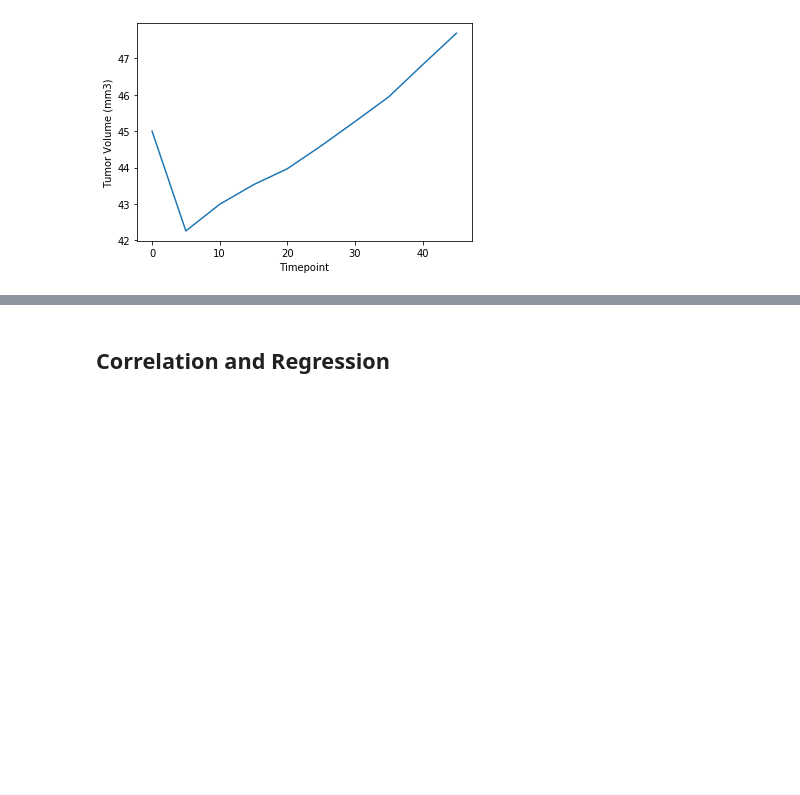
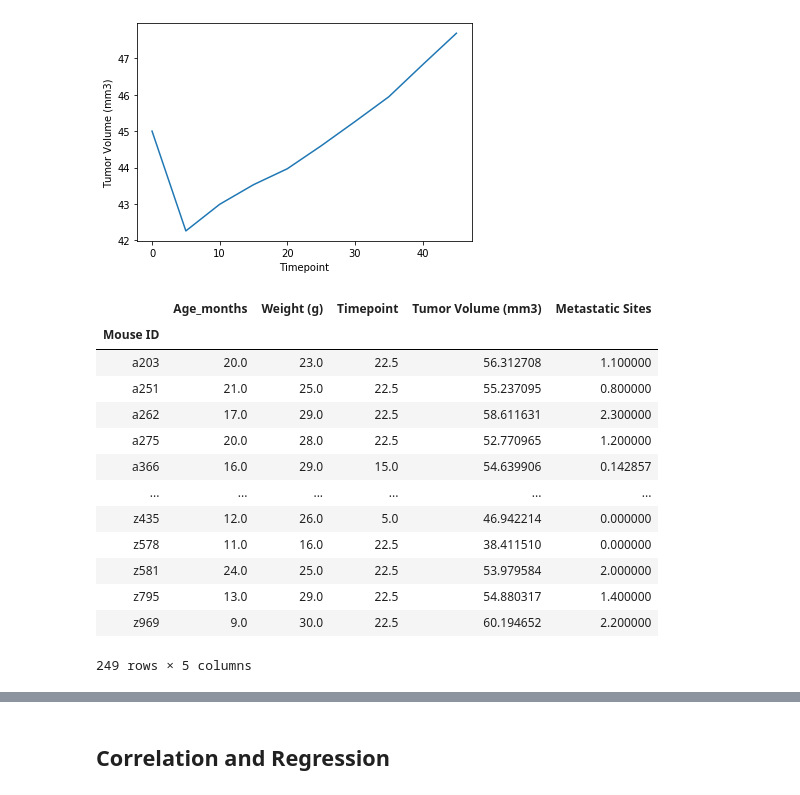
Before and after one commit to akibo1997/Matplotlib-Storytelling, a Jupyter notebook: Pharmaceuticals.ipynb, the cells around one changed output, grey strips where cells are left out. Cells and saved outputs as stored; diff of their text form; code cells hidden in the pictures; blank space fills up the shorter version.

```diff
--- a/Pharmaceuticals.ipynb
+++ b/Pharmaceuticals.ipynb
@@ -142,3 +141,20 @@ sns.lineplot(i557_mouse['Timepoint'],i557_mouse['Tumor Volume (mm3)']
 [figure]
 # %%
 # Generate a scatter plot of mouse weight versus average tumor volume for the Capomulin regimen
+combined_data_mice=combined_data_cleaned.groupby('Mouse ID').mean()
+combined_data_mice
+# %% [output]
+|  | Age_months | Weight (g) | Timepoint | Tumor Volume (mm3) | Metastatic Sites |
+| Mouse ID |  |  |  |  |  |
+| a203 | 20.0 | 23.0 | 22.5 | 56.312708 | 1.100000 |
+| a251 | 21.0 | 25.0 | 22.5 | 55.237095 | 0.800000 |
+| a262 | 17.0 | 29.0 | 22.5 | 58.611631 | 2.300000 |
+| a275 | 20.0 | 28.0 | 22.5 | 52.770965 | 1.200000 |
+| a366 | 16.0 | 29.0 | 15.0 | 54.639906 | 0.142857 |
+| ... | ... | ... | ... | ... | ... |
+| z435 | 12.0 | 26.0 | 5.0 | 46.942214 | 0.000000 |
+| z578 | 11.0 | 16.0 | 22.5 | 38.411510 | 0.000000 |
+| z581 | 24.0 | 25.0 | 22.5 | 53.979584 | 2.000000 |
+| z795 | 13.0 | 29.0 | 22.5 | 54.880317 | 1.400000 |
+| z969 | 9.0 | 30.0 | 22.5 | 60.194652 | 2.200000 |
+249 rows × 5 columns
```
Also changed, not shown: parts of 5 cells of this notebook.
